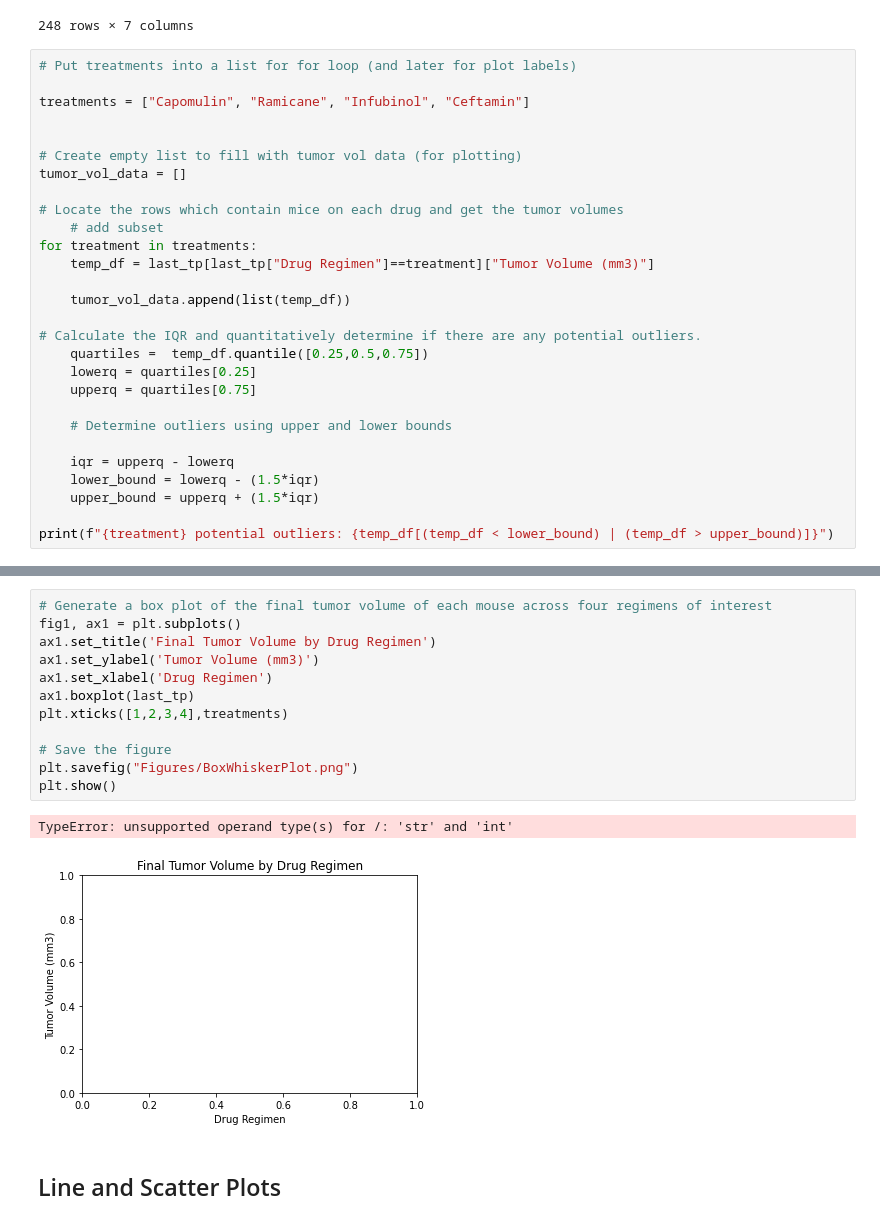
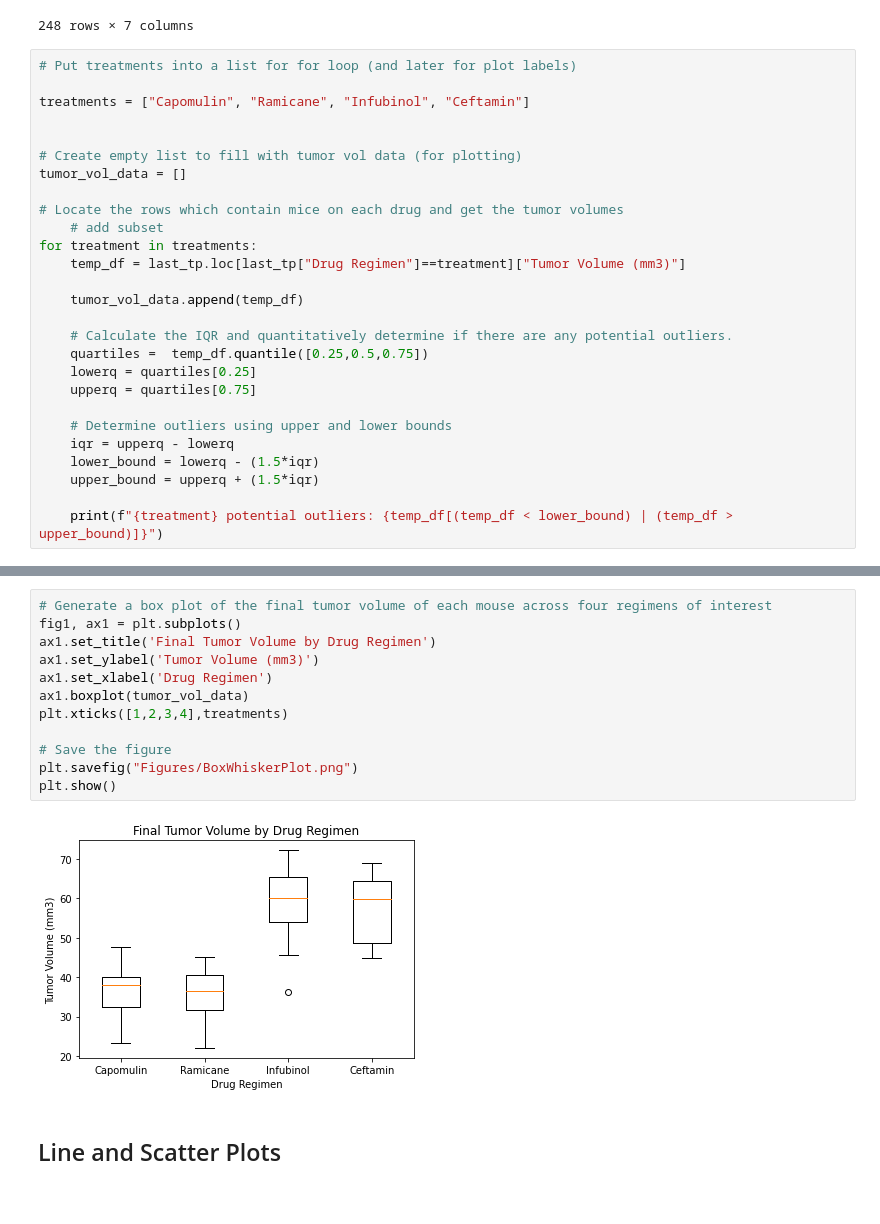
Before and after one commit to ashante112/matplotlib-challenge, a Jupyter notebook: Pymaceuticals/pymaceuticals_starter.ipynb, the cells around one changed output, grey strips where cells are left out. Cells and saved outputs as stored; diff of their text form.

```diff
--- a/Pymaceuticals/pymaceuticals_starter.ipynb
+++ b/Pymaceuticals/pymaceuticals_starter.ipynb
@@ -317,20 +317,19 @@ tumor_vol_data = []
 # Locate the rows which contain mice on each drug and get the tumor volumes
     # add subset
 for treatment in treatments:
-    temp_df = last_tp[last_tp["Drug Regimen"]==treatment]["Tumor Volume (mm3)"]
+    temp_df = last_tp.loc[last_tp["Drug Regimen"]==treatment]["Tumor Volume (mm3)"]
 
-    tumor_vol_data.append(list(temp_df))
+    tumor_vol_data.append(temp_df)
 
-# Calculate the IQR and quantitatively determine if there are any potential outliers.
+    # Calculate the IQR and quantitatively determine if there are any potential outliers.
     quartiles =  temp_df.quantile([0.25,0.5,0.75])
     lowerq = quartiles[0.25]
     upperq = quartiles[0.75]
 
     # Determine outliers using upper and lower bounds
-
     iqr = upperq - lowerq
     lower_bound = lowerq - (1.5*iqr)
     upper_bound = upperq + (1.5*iqr)
 
-print(f"{treatment} potential outliers: {temp_df[(temp_df < lower_bound) | (temp_df > upper_bound)]}")
+    print(f"{treatment} potential outliers: {temp_df[(temp_df < lower_bound) | (temp_df > upper_bound)]}")
 # %% [output]
@@ -338,18 +359,17 @@ Ceftamin potential outliers: Series([], Name: Tumor Volume (mm3), dtype: float64
 # %%
 # Generate a box plot of the final tumor volume of each mouse across four regimens of interest
 fig1, ax1 = plt.subplots()
 ax1.set_title('Final Tumor Volume by Drug Regimen')
 ax1.set_ylabel('Tumor Volume (mm3)')
 ax1.set_xlabel('Drug Regimen')
-ax1.boxplot(last_tp)
+ax1.boxplot(tumor_vol_data)
 plt.xticks([1,2,3,4],treatments)
 
 # Save the figure
 plt.savefig("Figures/BoxWhiskerPlot.png")
 plt.show()
 # %% [output]
-TypeError: unsupported operand type(s) for /: 'str' and 'int'
-[figure, old version]
+[figure, new version]
 # %% [markdown]
 ## Line and Scatter Plots
 # %%
```
Also changed, not shown: parts of 6 cells of this notebook, 4 other files.
